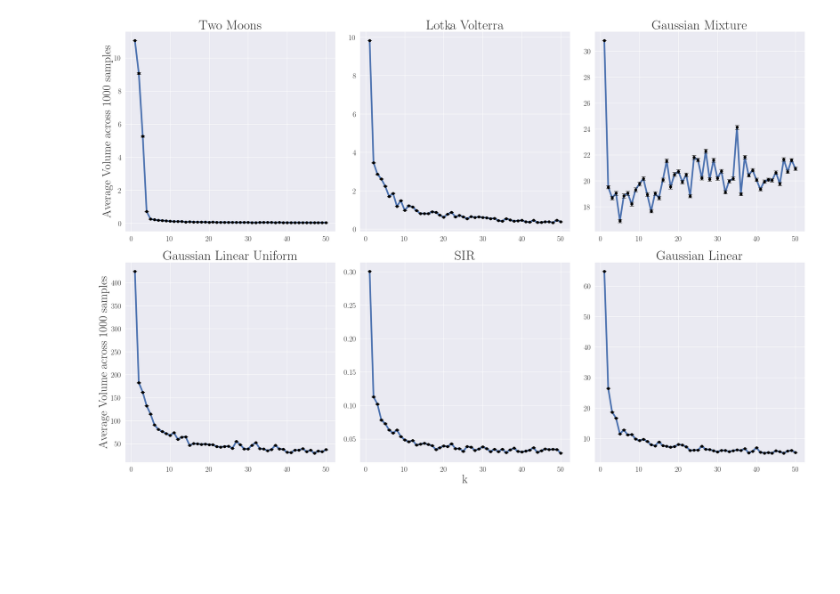
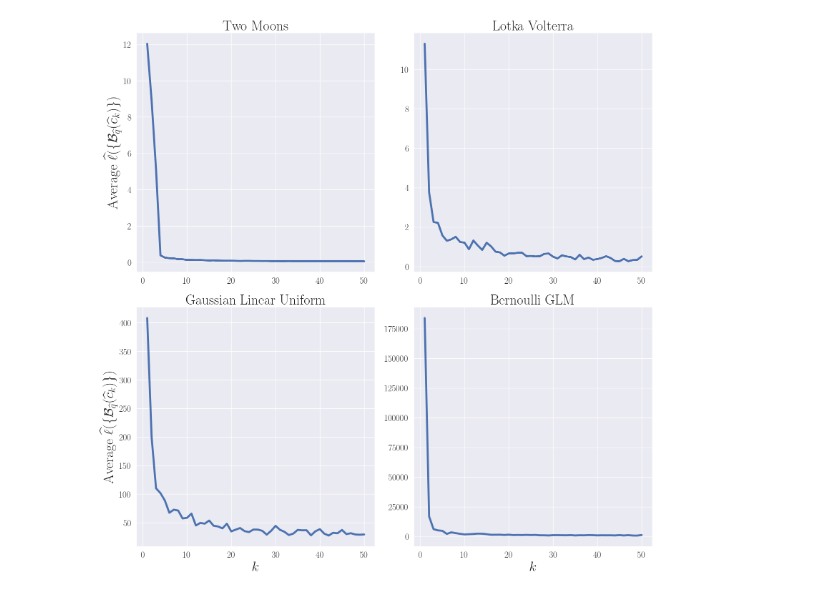
Before and after one commit to yashpatel5400/csi, a Jupyter notebook: sbi/graphics.ipynb, the cells around one changed output. Cells and saved outputs as stored; diff of their text form; code cells hidden in the pictures; blank space fills up the shorter version.

```diff
--- a/sbi/graphics.ipynb
+++ b/sbi/graphics.ipynb
@@ -93,50 +108,69 @@ plt.savefig(f"distances.png")
 # %%
+volume_dir_name = "/home/yppatel/csi/conformal-po/results/"
+
+# task_names = [
+#     "two_moons",
+#     "lotka_volterra",
+#     "gaussian_mixture",
+#     "gaussian_linear_uniform",
+#     "sir",
+#     "gaussian_linear",
+# ]
+
+# task_name_titles = [
+#     'Two Moons',
+#     'Lotka Volterra',
+#     'Gaussian Mixture',
+#     'Gaussian Linear Uniform',
+#     'SIR',
+#     'Gaussian Linear',
+# ]
+# fig, axs = plt.subplots(nrows=2, ncols=2, figsize=(24,16))
+
 task_names = [
     "two_moons",
     "lotka_volterra",
-    "gaussian_mixture",
     "gaussian_linear_uniform",
-    "sir",
-    "gaussian_linear",
+    "bernoulli_glm",
 ]
 
 task_name_titles = [
     'Two Moons',
     'Lotka Volterra',
-    'Gaussian Mixture',
     'Gaussian Linear Uniform',
-    'SIR',
-    'Gaussian Linear',
+    'Bernoulli GLM',
 ]
 
-fig, axs = plt.subplots(nrows=2, ncols=3, figsize=(24,16))
-# axs[0].set_ylabel("$\mathbb{E}_X[\mathcal{L}(\cdot)]$",fontsize=24)
+fig, axs = plt.subplots(nrows=2, ncols=2, figsize=(16,16))
+
 for i, task_name in enumerate(task_names):
-    ax = axs[i // 3, i - 3 * (i // 3)]
+    ax = axs[i // 2, i - 2 * (i // 2)]
 
-    ax.set_title(task_name_titles[i], fontsize=32)
+    ax.set_title(task_name_titles[i], fontsize=28)
 
-    if i == 4:
-        ax.set_xlabel(r"k",fontsize=28)
+    if i == 2 or i == 3:
+        ax.set_xlabel(r"$k$",fontsize=28)
     else:
         ax.set_xlabel(" ")
 
-    if i == 0 or i == 3:
-        ax.set_ylabel("Average Volume across $1000$ samples",fontsize=28)
+    if i == 0 or i == 2:
+        ax.set_ylabel(r"Average $\widehat{\ell}(\{\mathcal{B}_{\widehat{q}}(\widehat{c}_{k})\})$",fontsize=28)
     else:
         ax.set_ylabel(" ")
-    path_label = os.path.join("..", "conformal-po","results", task_name, "volumes.npy")
-    volumes = np.load(path_label)
-    n, k = volumes.shape
-    x = np.arange(1, k+1)
-    y = np.mean(volumes, axis=0)
-    yerr = np.std(volumes, axis=0) / np.sqrt(n)
-    # with open(os.path.join("..", "conformal-po","results", f"{task_name}.pkl"), "rb") as f:
-    #     Ts, dists = pickle.load(f)
-    sns.lineplot(x=x, y=y, ax=ax, legend=False, palette="flare", lw=4, ci='sd')
-    # sns.despine()
-    ax.errorbar(x, y, yerr=yerr, fmt='o', color='black', ecolor='black', capsize=5)
-    # sns.scatterplot(x=x, y=y, ax=ax, legend=False, palette="flare", s=100)
+
+    fn = os.path.join(volume_dir_name, task_name, "volumes.npy")
+    volumes = np.load(fn)
+
+    volume_trials, K_max = volumes.shape
+    full_ks = np.array(list(range(1, K_max + 1)) * volumes.shape[0])
+    full_volumes = volumes.flatten()
+
+    df = pd.DataFrame()
+    df["k"] = full_ks
+    df["vol"] = full_volumes
+    df["idx"] = np.hstack([[i] * K_max for i in range(volume_trials)])
+
+    sns.lineplot(data=df, x="k", y="vol", ax=ax, legend=False, palette="flare", lw=4)
 plt.tight_layout()
-plt.savefig(f"avg_volume.png")
+plt.savefig(f"volumes.png")
 # %% [output]
@@ -160 +177 @@ The `ci` parameter is deprecated. Use `errorbar='sd'` for the same effect.
-[figure, old version]
+[figure, new version]
```
Also changed, not shown: parts of 3 cells of this notebook, 5 other files.
